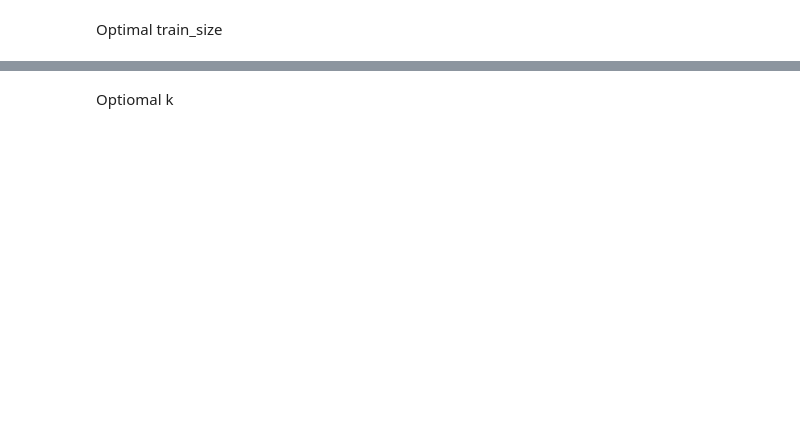
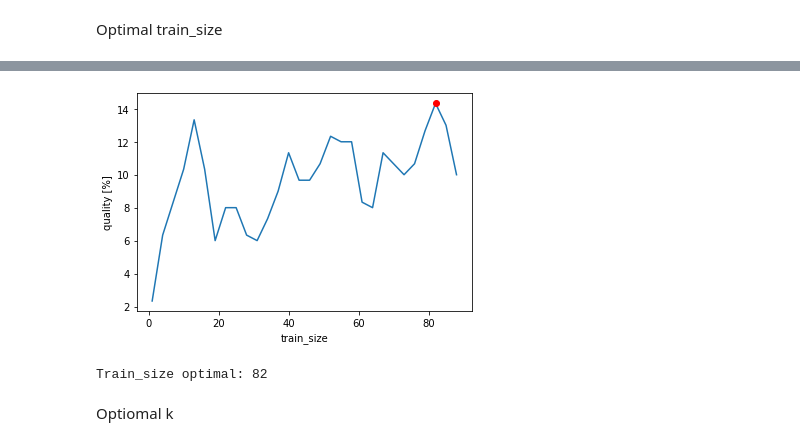
Before and after one commit to Aayli/SG, a Jupyter notebook: SG-lab5.ipynb, the cells around one changed output, grey strips where cells are left out. Cells and saved outputs as stored; diff of their text form; code cells hidden in the pictures; blank space fills up the shorter version.

```diff
--- a/SG-lab5.ipynb
+++ b/SG-lab5.ipynb
@@ -279,2 +131,19 @@ train_size = 12          best_quality = 16.0
+# %%
+TS_qualities = []
+for train_size in range(1,91,3):
+    quality = ML(train_size,5,n_mfcc_optimal)
+    TS_qualities.append(quality)
+# %%
+plt.plot(list(range(1,91,3)),TS_qualities)
+plt.xlabel('train_size')
+plt.ylabel('quality [%]')
+idx = TS_qualities.index(max(TS_qualities))
+train_size_optimal = 3*idx+1
+plt.plot(train_size_optimal,TS_qualities[idx],'ro')
+plt.show()
+print("Train_size optimal: {}".format(train_size_optimal))
+# %% [output]
+[figure, added]
+Train_size optimal: 82
 # %% [markdown]
 Optiomal k
```
Also changed, not shown: parts of 8 cells of this notebook.
